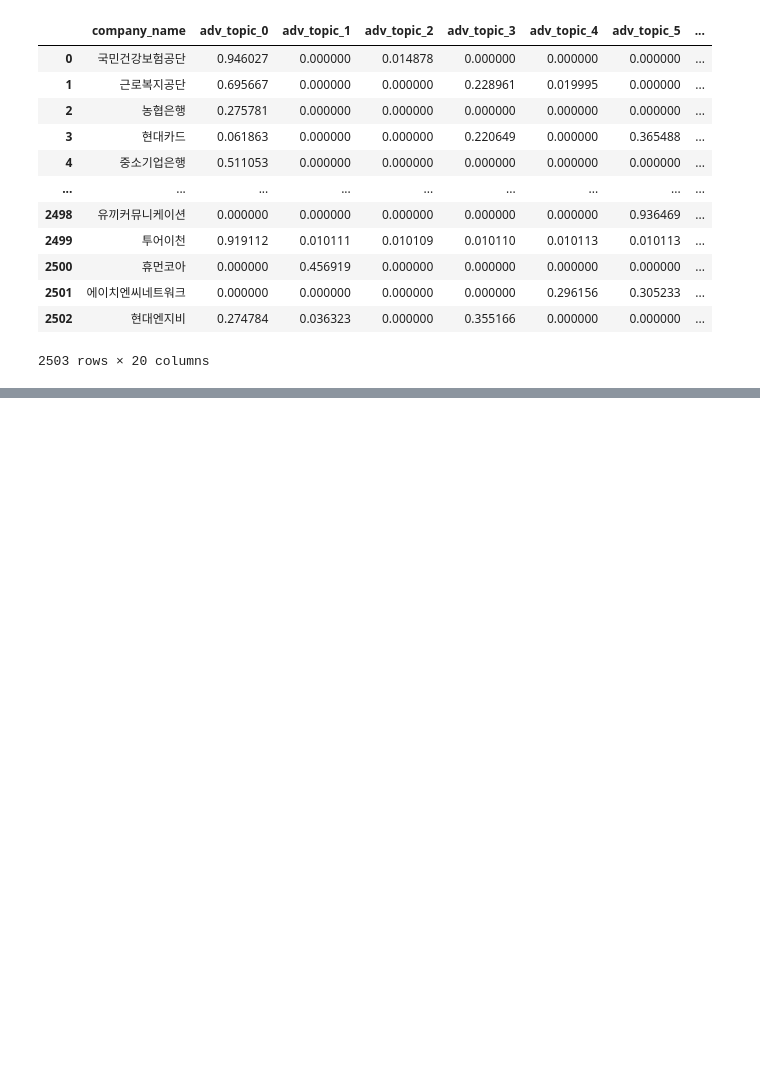
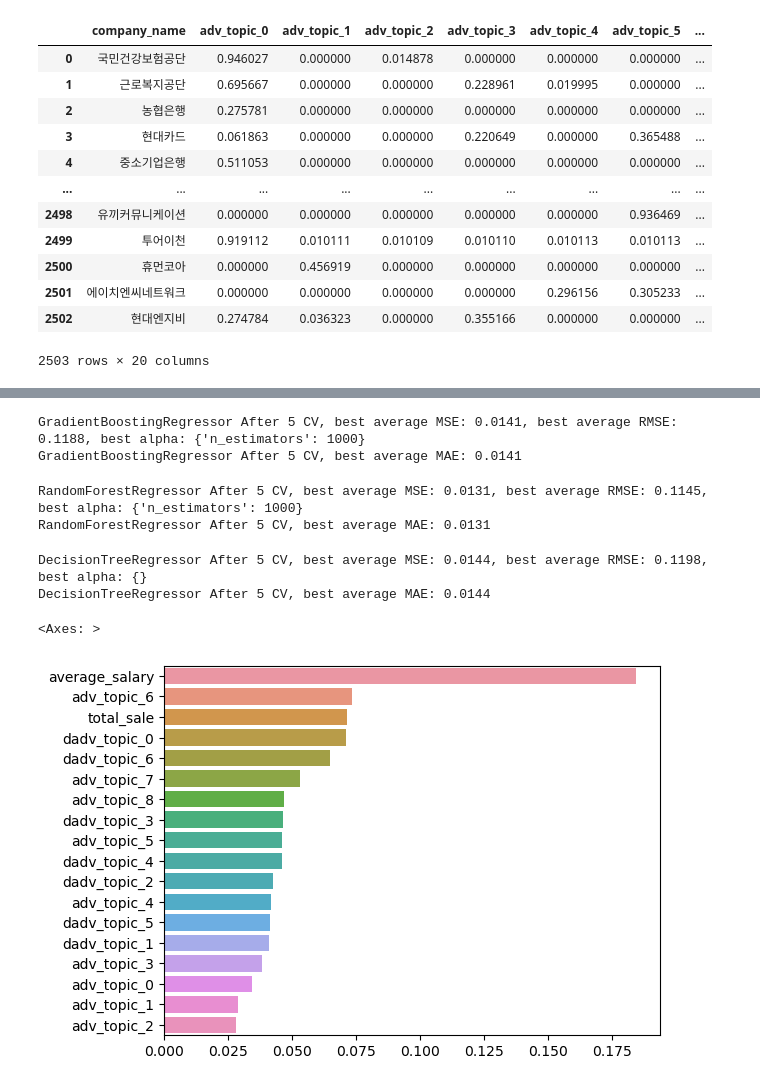
Before and after one commit to Sue-HyeongLee/SCAICO_turnover_rate, a Jupyter notebook: topic_modeling_tor_calculate_total.ipynb, the cells around one changed output, grey strips where cells are left out. Cells and saved outputs as stored; diff of their text form; code cells hidden in the pictures; blank space fills up the shorter version.

```diff
--- a/topic_modeling_tor_calculate_total.ipynb
+++ b/topic_modeling_tor_calculate_total.ipynb
@@ -64,0 +325,37 @@ ValueError: could not convert string to float: '11.4억'
+# %%
+from sklearn.ensemble import GradientBoostingRegressor
+
+gb_params = {'n_estimators': [1000]}
+gb_reg = GradientBoostingRegressor(n_estimators=1000, learning_rate= 0.05, subsample=0.6 )
+print_best_params(gb_reg,gb_params)
+# %% [output]
+GradientBoostingRegressor After 5 CV, best average MSE: 0.0141, best average RMSE: 0.1188, best alpha: {'n_estimators': 1000}
+GradientBoostingRegressor After 5 CV, best average MAE: 0.0141
+# %%
+from sklearn.ensemble import RandomForestRegressor
+
+rf_params = {'n_estimators': [1000]}
+rf_reg = RandomForestRegressor(n_estimators=1000)
+print_best_params(rf_reg,rf_params)
+# %% [output]
+RandomForestRegressor After 5 CV, best average MSE: 0.0131, best average RMSE: 0.1145, best alpha: {'n_estimators': 1000}
+RandomForestRegressor After 5 CV, best average MAE: 0.0131
+# %%
+from sklearn.tree import DecisionTreeRegressor
+
+dt_params = {}
+dt_reg = DecisionTreeRegressor(max_depth=4)
+print_best_params(dt_reg, dt_params)
+# %% [output]
+DecisionTreeRegressor After 5 CV, best average MSE: 0.0144, best average RMSE: 0.1198, best alpha: {}
+DecisionTreeRegressor After 5 CV, best average MAE: 0.0144
+# %%
+# Feature graph xgb
+xgb_reg.fit(x_data.astype(float), y_target.astype(float))
+
+feature_series = pd.Series(data = xgb_reg.feature_importances_, index =x_data.columns)
+feature_series = feature_series.sort_values(ascending=False)
+sns.barplot(x=feature_series, y= feature_series.index)
+# %% [output]
+<Axes: >
+[figure, added]
```
Also changed, not shown: parts of 34 cells of this notebook.
